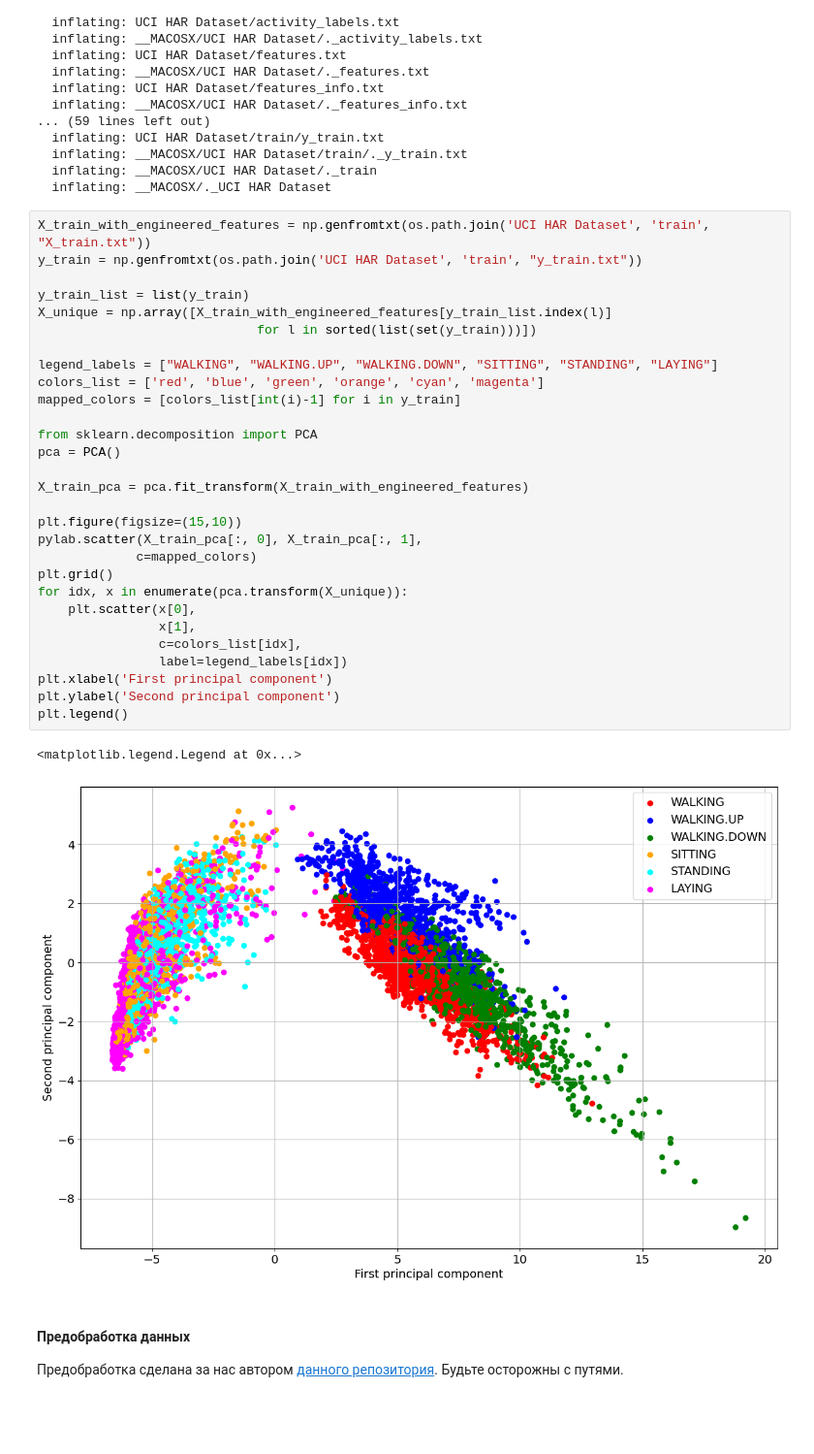
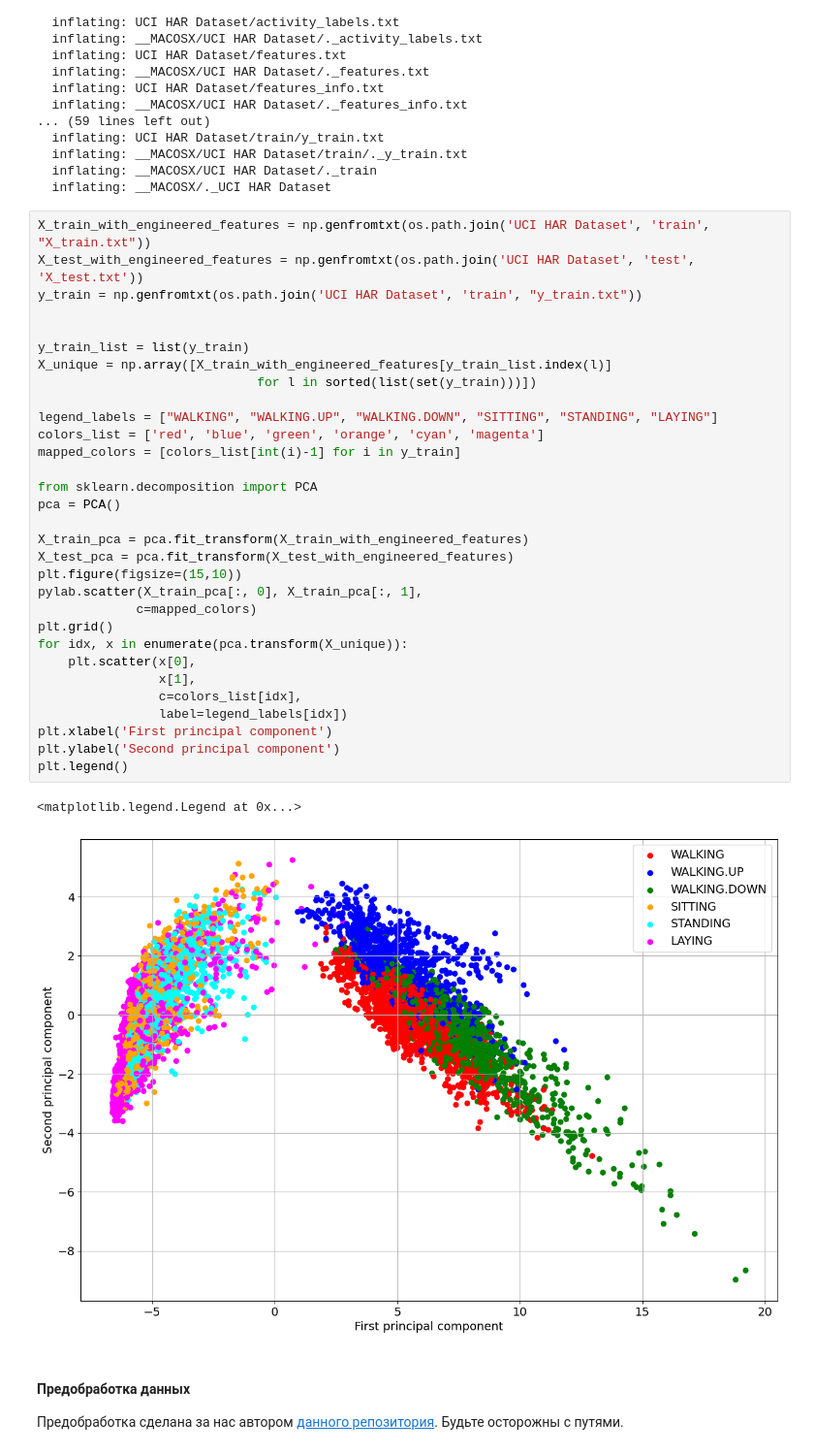
Before and after one commit to arturmarutyan/ml_notebooks, a Jupyter notebook: CNN1d.ipynb, the cells around one changed output. Shown at 97% size. Cells and saved outputs as stored; diff of their text form; blank space fills up the shorter version.

```diff
--- a/CNN1d.ipynb
+++ b/CNN1d.ipynb
@@ -50,36 +50,38 @@ Archive:  UCI-HAR-Dataset.zip
   inflating: __MACOSX/._UCI HAR Dataset
 # %%
 X_train_with_engineered_features = np.genfromtxt(os.path.join('UCI HAR Dataset', 'train', "X_train.txt"))
+X_test_with_engineered_features = np.genfromtxt(os.path.join('UCI HAR Dataset', 'test', 'X_test.txt'))
 y_train = np.genfromtxt(os.path.join('UCI HAR Dataset', 'train', "y_train.txt"))
+
 
 y_train_list = list(y_train)
 X_unique = np.array([X_train_with_engineered_features[y_train_list.index(l)]
                              for l in sorted(list(set(y_train)))])
 
 legend_labels = ["WALKING", "WALKING.UP", "WALKING.DOWN", "SITTING", "STANDING", "LAYING"]
 colors_list = ['red', 'blue', 'green', 'orange', 'cyan', 'magenta']
 mapped_colors = [colors_list[int(i)-1] for i in y_train]
 
 from sklearn.decomposition import PCA
 pca = PCA()
 
 X_train_pca = pca.fit_transform(X_train_with_engineered_features)
-
+X_test_pca = pca.fit_transform(X_test_with_engineered_features)
 plt.figure(figsize=(15,10))
 pylab.scatter(X_train_pca[:, 0], X_train_pca[:, 1],
              c=mapped_colors)
 plt.grid()
 for idx, x in enumerate(pca.transform(X_unique)):
     plt.scatter(x[0],
                 x[1],
                 c=colors_list[idx],
                 label=legend_labels[idx])
 plt.xlabel('First principal component')
 plt.ylabel('Second principal component')
 plt.legend()
 # %% [output]
 <matplotlib.legend.Legend at 0x...>
-[figure, old version]
+[figure, new version]
 # %% [markdown]
 #### Предобработка данных
 Предобработка сделана за нас автором [данного репозитория](https://github.com/guillaume-chevalier/LSTM-Human-Activity-Recognition). Будьте осторожны с путями.
```
Also changed, not shown: parts of 6 cells of this notebook.
